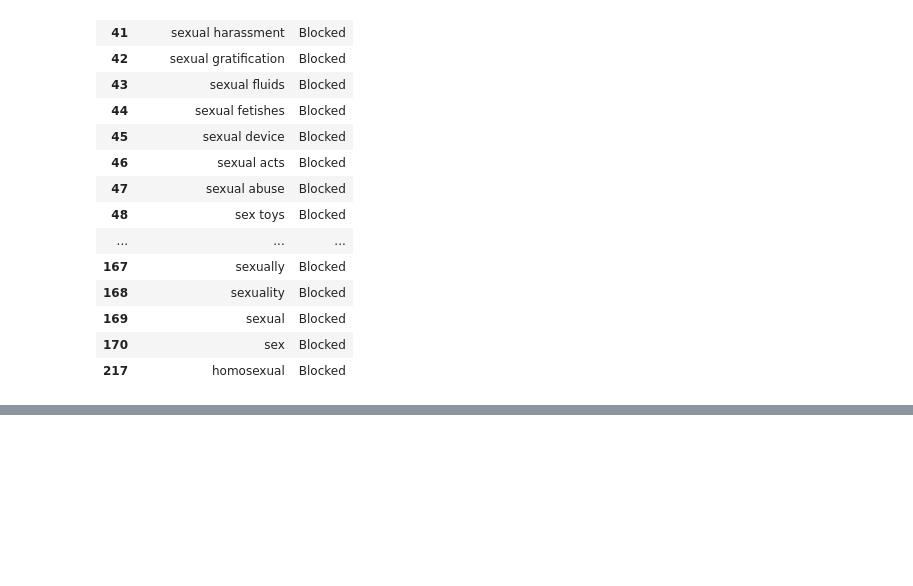
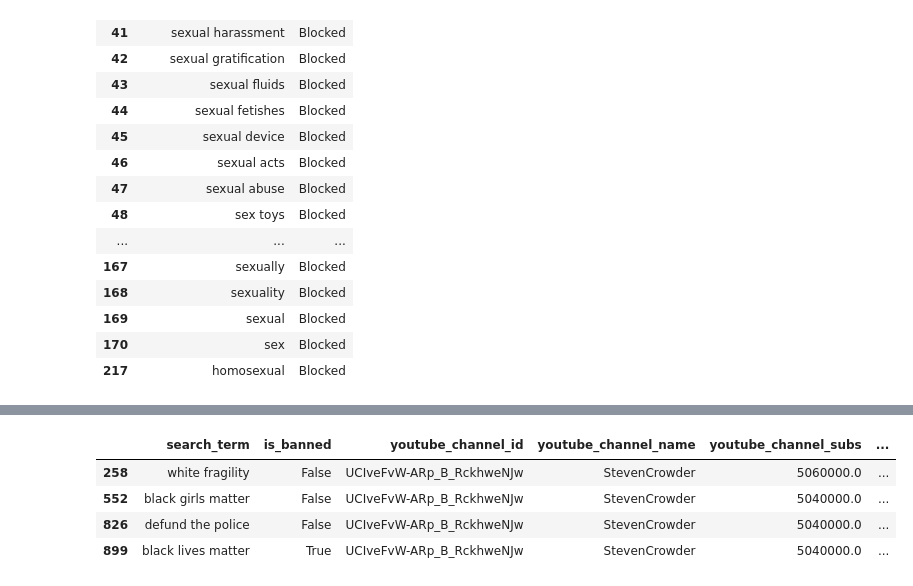
Before and after one commit to the-markup/investigation-youtube-ad-placements, a Jupyter notebook: notebooks/4-data-analysis-social-justice.ipynb, the cells around one changed output, grey strips where cells are left out. Saved outputs shown, nothing was run; the diff lists cells and outputs as text; code cells hidden in the pictures; blank space fills up the shorter version.

```diff
--- a/notebooks/4-data-analysis-social-justice.ipynb
+++ b/notebooks/4-data-analysis-social-justice.ipynb
@@ -12,6 +12,8 @@ fn_hate = '../data/output/placements_api_keyword_status/hate.csv'
 fn_adhoc = '../data/output/placements_api_keyword_status/adhoc.csv'
 fn_basewords = '../data/output/placements_api_keyword_status/basewords.csv'
 fn_social_justice = '../data/output/placements_api_keyword_status/social_justice.csv'
+fn_youtube_videos = '../data/output/placements_api_suggestions/videos_for_social_justice_terms.csv'
+fn_youtube_channels = '../data/output/placements_api_suggestions/channels_for_social_justice_terms.csv'
 
 # outputs
 table_dir = '../data/output/tables/socialjustice'
@@ -210,3 +233,6 @@ df_policy[df_policy.search_term.str.contains('sex')].append(
 | 169 | sexual | Blocked |
 | 170 | sex | Blocked |
 | 217 | homosexual | Blocked |
+# %%
+df_video = pd.read_csv(fn_youtube_videos)
+df_channel = pd.read_csv(fn_youtube_channels)
@@ -212,0 +288,8 @@ df_policy[df_policy.search_term.str.contains('sex')].append(
+# %%
+df_channel[df_channel.youtube_channel_name == 'StevenCrowder']
+# %% [output]
+|  | search_term | is_banned | youtube_channel_id | youtube_channel_name | youtube_channel_subs | ... |
+| 258 | white fragility | False | UCIveFvW-ARp_B_RckhweNJw | StevenCrowder | 5060000.0 | ... |
+| 552 | black girls matter | False | UCIveFvW-ARp_B_RckhweNJw | StevenCrowder | 5040000.0 | ... |
+| 826 | defund the police | False | UCIveFvW-ARp_B_RckhweNJw | StevenCrowder | 5040000.0 | ... |
+| 899 | black lives matter | True | UCIveFvW-ARp_B_RckhweNJw | StevenCrowder | 5040000.0 | ... |
```
Also changed, not shown: parts of 8 cells of this notebook, 11 other files.
